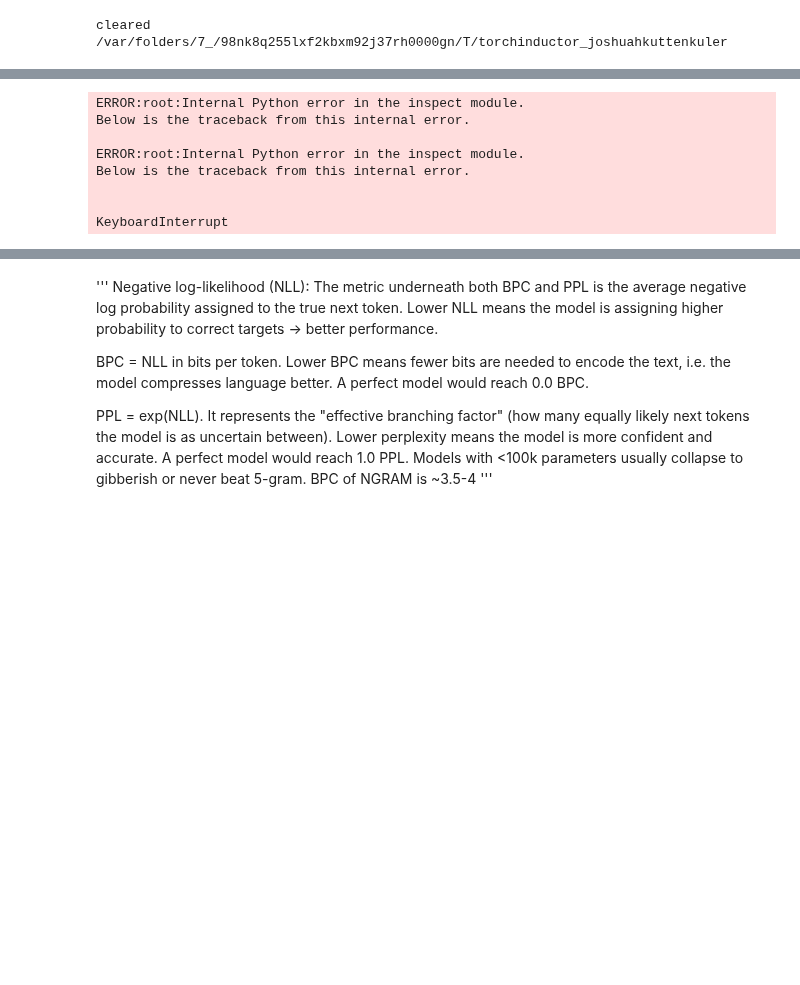
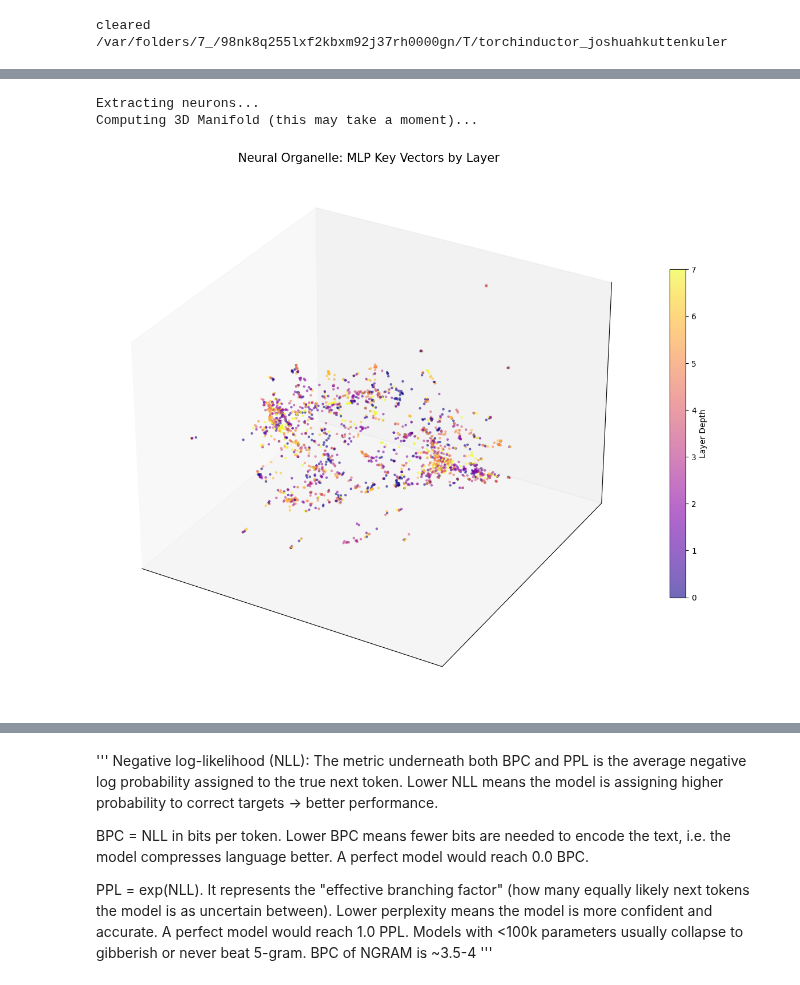
Before and after one commit to falseywinchnet/EpistemicGPT, a Jupyter notebook: 2027GPT.ipynb, the cells around one changed output, grey strips where cells are left out. Cells and saved outputs as stored; diff of their text form; code cells hidden in the pictures; blank space fills up the shorter version.

```diff
--- a/2027GPT.ipynb
+++ b/2027GPT.ipynb
@@ -898,7 +782,7 @@ def visualize_organelle(model):
     for i, block in enumerate(model.transformer.h):
         # Shape: [4 * n_embd, n_embd] -> [512, 128] for your config
         # We view these as 512 distinct vectors in 128-dim space
-        weights = block.ffn.c_fc.weight.detach().cpu().numpy()
+        weights = block.attn.q_proj.weight.detach().cpu().numpy()
         all_neurons.append(weights)
         layer_labels.append(np.full(weights.shape[0], i)) # Track which layer owns the neuron
 
@@ -915,7 +799,7 @@ def visualize_organelle(model):
     print("Computing 3D Manifold (this may take a moment)...")
     reducer = umap.UMAP(
         n_neighbors=5,
-        min_dist=0.1,
+        min_dist=0.001,
         n_components=5,
         metric='cosine' # Cosine is critical for high-dim semantics
     )
@@ -930,41 +814,36 @@ def visualize_organelle(model):
         embedding[:, 0],
         embedding[:, 1],
         embedding[:, 2],
         c=labels,
         cmap='plasma',
         s=10,
         alpha=0.6,
         edgecolor='none'
     )
 
     # Styling to look like the "Twitter render"
     ax.set_facecolor('white')
     ax.grid(False)
     ax.set_title("Neural Organelle: MLP Key Vectors by Layer", fontsize=15)
 
     # Add a color bar indicating depth
     cbar = plt.colorbar(scatter, ax=ax, shrink=0.6)
     cbar.set_label('Layer Depth')
 
     # Remove axis ticks for cleaner look
     ax.set_xticks([])
     ax.set_yticks([])
     ax.set_zticks([])
 
     plt.tight_layout()
     plt.show()
 
 # Run it
 visualize_organelle(model)
 # %% [output]
-ERROR:root:Internal Python error in the inspect module.
-Below is the traceback from this internal error.
-
-ERROR:root:Internal Python error in the inspect module.
-Below is the traceback from this internal error.
-
-
-KeyboardInterrupt
+Extracting neurons...
+Computing 3D Manifold (this may take a moment)...
+[figure, added]
 # %%
 for epoch in range(1, num_epochs + 1):
     train_loss = train_epoch()
```
Also changed, not shown: parts of 19 cells of this notebook.
